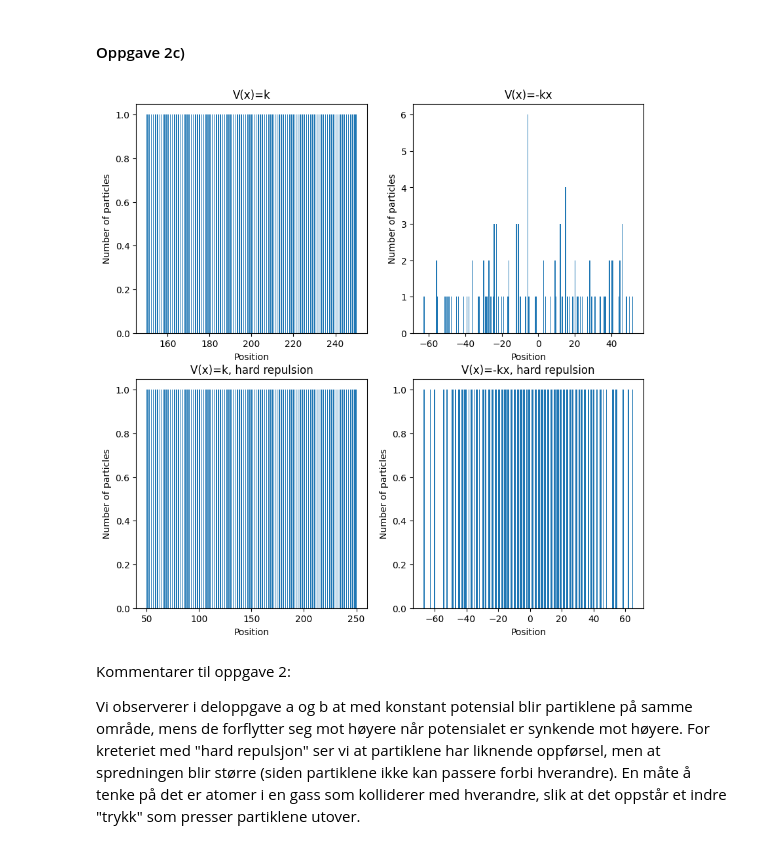
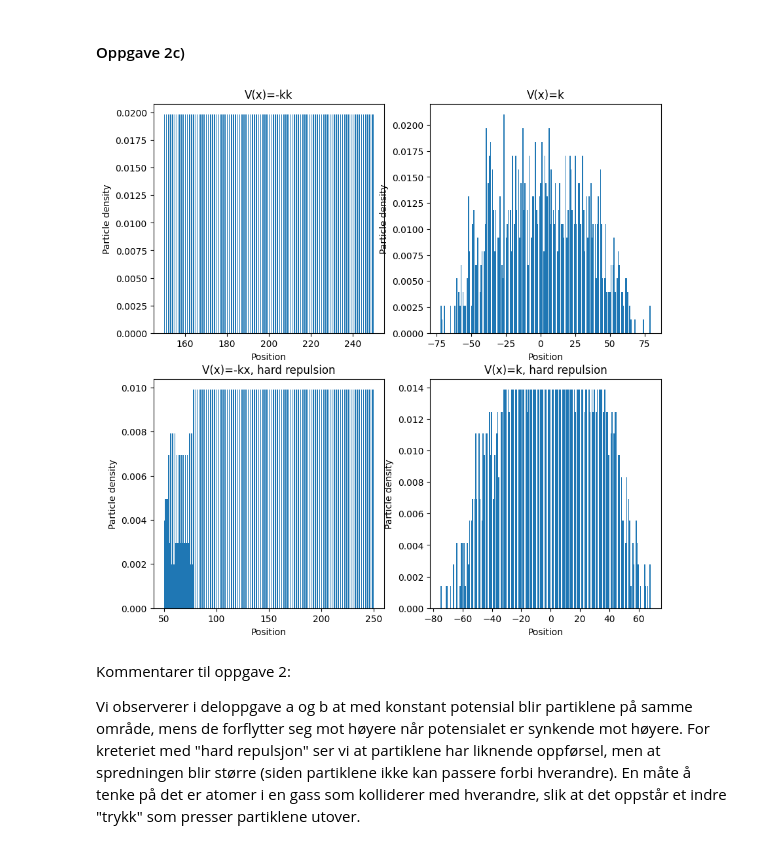
Before and after one commit to einaraarnaes/Prosjekt2, a Jupyter notebook: code.ipynb, the cells around one changed output. Saved outputs shown, nothing was run; the diff lists cells and outputs as text; code cells hidden in the pictures.

```diff
--- a/code.ipynb
+++ b/code.ipynb
@@ -196,38 +273,36 @@ for ax in axs:
 # %%
 bk = 1000
 
-walk_1 = np.zeros(n_particles)
-walk_2 = np.zeros(n_particles)
-walk_1_hard = np.zeros(n_particles)
-walk_2_hard = np.zeros(n_particles)
+p_pluss_1, p_minus_1 = p_vals(positions, V_1, bk)[:,0]
+p_pluss_2, p_minus_2 = p_vals(positions, V_2, bk)[:,0]
+
+walk_1 = np.zeros(n_particles*n_sim)
+walk_2 = np.zeros(n_particles*n_sim)
+walk_1_hard = np.zeros(n_particles*n_sim)
+walk_2_hard = np.zeros(n_particles*n_sim)
 
 for i in range(n_sim):
-    walk_1 += random_walk(steps, positions, V_1, bk)
-    walk_2 += random_walk(steps, positions, V_2, bk)
-    walk_1_hard += random_walk_repulsion(steps, positions, V_1, bk)
-    walk_2_hard += random_walk_repulsion(steps, positions, V_2, bk)
-
-walk_1 /= n_sim
-walk_2 /= n_sim
-walk_1_hard /= n_sim
-walk_2_hard /= n_sim
+    walk_1[i*n_particles: (i+1)*n_particles] = random_walk(steps, positions, p_minus_1, p_pluss_1)
+    walk_2[i*n_particles: (i+1)*n_particles] = random_walk(steps, positions, p_minus_2, p_pluss_2)
+    walk_1_hard[i*n_particles: (i+1)*n_particles] = random_walk_repulsion(steps, positions, p_minus_1, p_pluss_1)
+    walk_2_hard[i*n_particles: (i+1)*n_particles]= random_walk_repulsion(steps, positions, p_minus_2, p_pluss_2)
 
 fig, axs = plt.subplots(nrows=2, ncols=2, figsize=(10, 10))
 
-axs[0,0].hist(walk_1, bins = 200)
-axs[0,0].set_title("V(x)=k")
-axs[0,1].hist(walk_2, bins = 200)
-axs[0,1].set_title("V(x)=-kx")
-axs[1,0].hist(walk_1_hard, bins = 200)
-axs[1,0].set_title("V(x)=k, hard repulsion")
-axs[1,1].hist(walk_2_hard, bins = 200)
-axs[1,1].set_title("V(x)=-kx, hard repulsion")
+axs[0,0].hist(walk_1, bins = 200, density = True)
+axs[0,0].set_title("V(x)=-kk")
+axs[0,1].hist(walk_2, bins = 200, density = True)
+axs[0,1].set_title("V(x)=k")
+axs[1,0].hist(walk_1_hard, bins = 200, density = True)
+axs[1,0].set_title("V(x)=-kx, hard repulsion")
+axs[1,1].hist(walk_2_hard, bins = 200, density = True)
+axs[1,1].set_title("V(x)=k, hard repulsion")
 
 for ax in axs.flatten():
     ax.set_xlabel("Position")
-    ax.set_ylabel("Number of particles")
+    ax.set_ylabel("Particle density")
 # %% [output]
-[figure, old version]
+[figure, new version]
 # %% [markdown]
 Kommentarer til oppgave 2:
 
```
Also changed, not shown: parts of 19 cells of this notebook.
